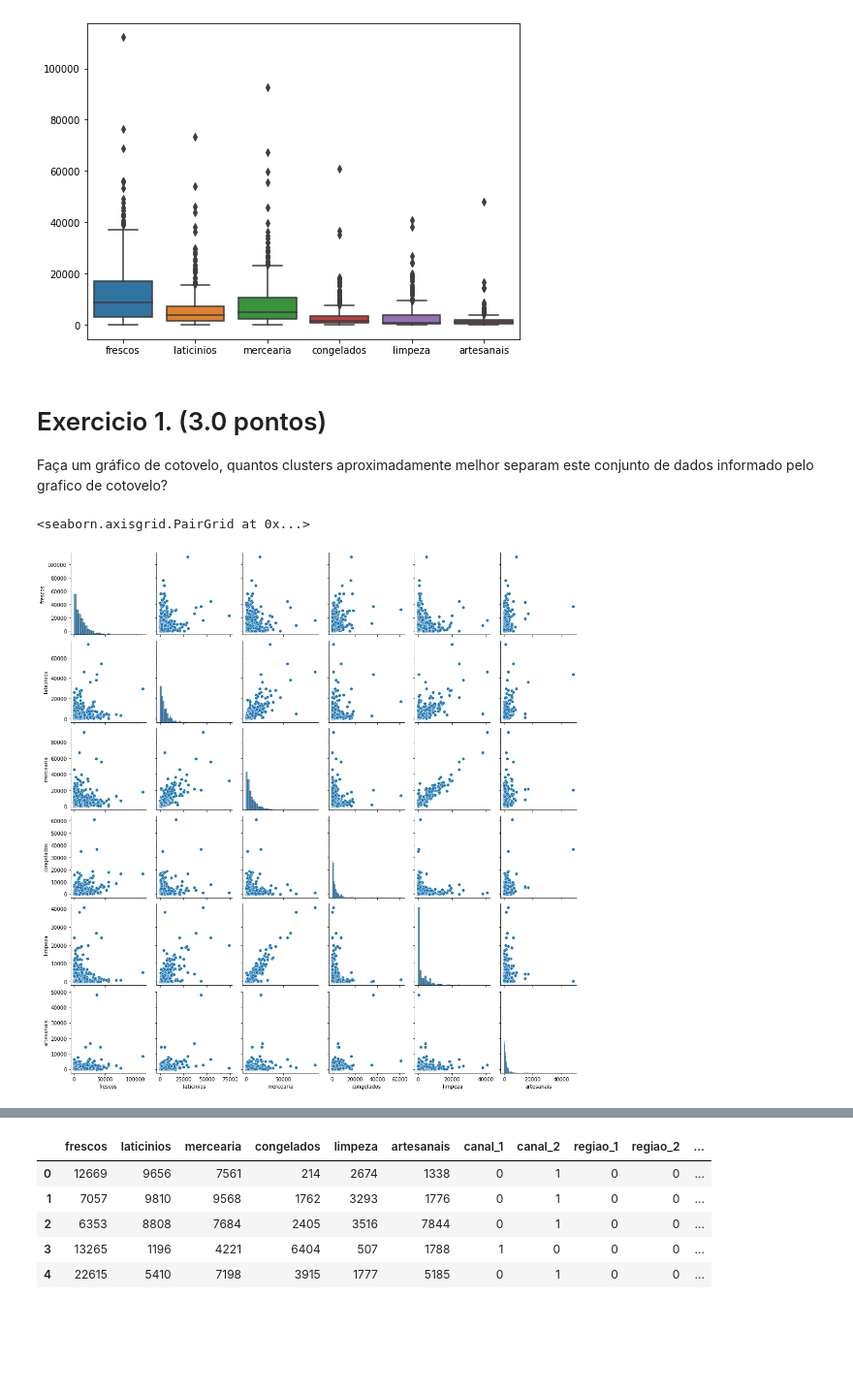
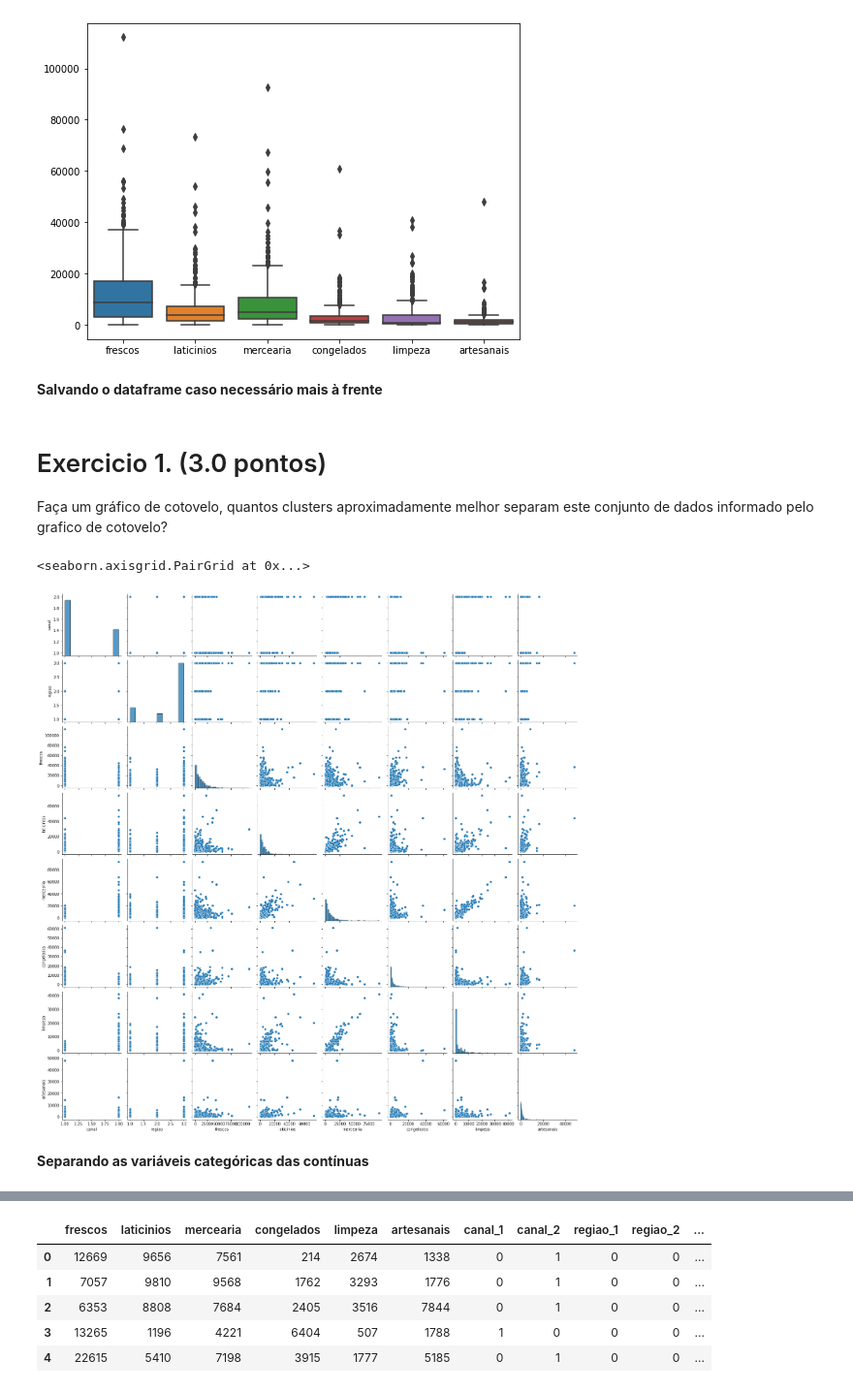
Before and after one commit to flaviowu/Blue_DS, a Jupyter notebook: Modulo2/projeto_03/projeto_3.ipynb, the cells around one changed output, grey strips where cells are left out. Shown at 97% size. Saved outputs shown, nothing was run; the diff lists cells and outputs as text; code cells hidden in the pictures; blank space fills up the shorter version.

```diff
--- a/Modulo2/projeto_03/projeto_3.ipynb
+++ b/Modulo2/projeto_03/projeto_3.ipynb
@@ -120,3 +115,5 @@ sns.boxplot(data=data.drop(['canal', 'regiao'], axis=1))
 # %% [output]
 <AxesSubplot:>
 [figure]
+# %% [markdown]
+**Salvando o dataframe caso necessário mais à frente**
@@ -127,10 +126,13 @@ Faça um gráfico de cotovelo, quantos clusters aproximadamente melhor separam e
 # %%
 #### VALE 0.5 pontos
 #### CONSTRUA OS SEUS GRAFICOS ABAIXO, USE MAIS CELULAS SE NECESSARIO
-sns.pairplot(data=data.drop(['canal', 'regiao'], axis=1))
+# sns.pairplot(data=data.drop(['canal', 'regiao'], axis=1))
+sns.pairplot(data=data)
 # %% [output]
 <seaborn.axisgrid.PairGrid at 0x...>
-[figure, old version]
+[figure, new version]
+# %% [markdown]
+**Separando as variáveis categóricas das contínuas**
 # %%
 categorical_features = data.loc[:,['canal', 'regiao']]
 continuous_features = data.drop(['canal', 'regiao'], axis=1)
```
Also changed, not shown: parts of 29 cells of this notebook.
